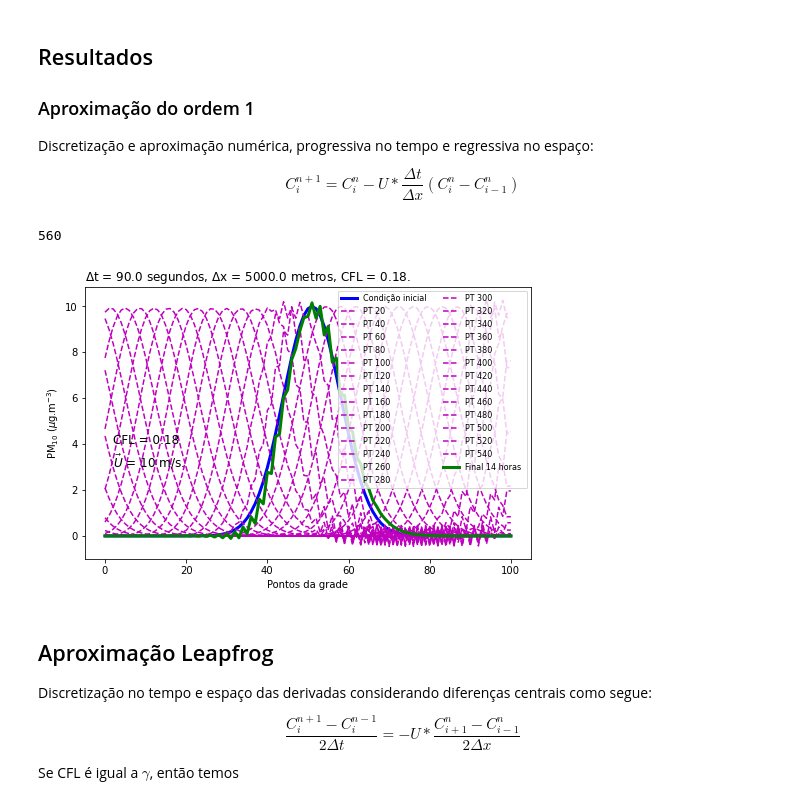
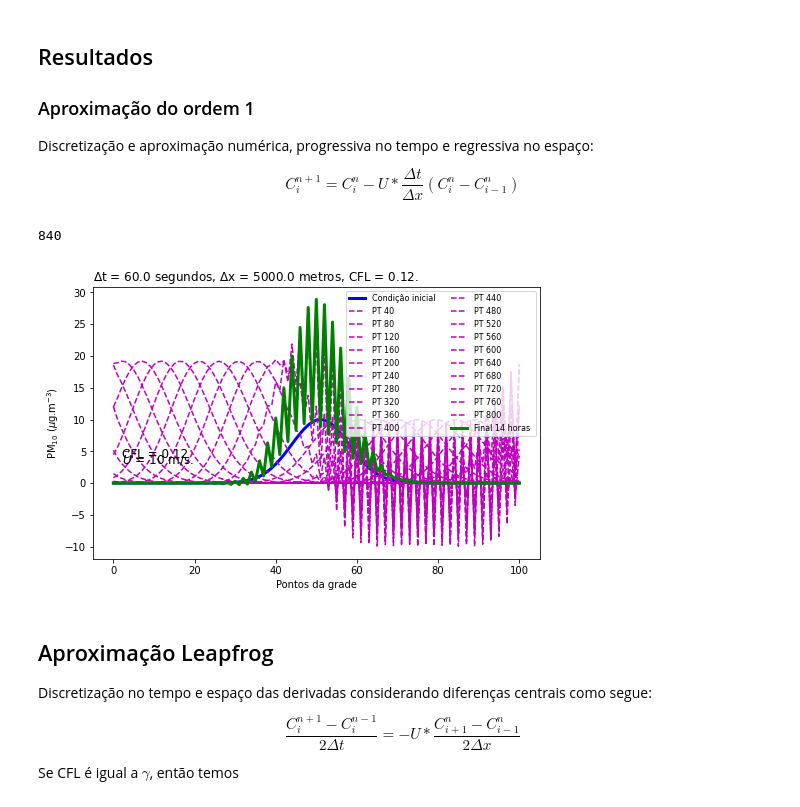
Before and after one commit to adelgadop/Modelagem, a Jupyter notebook: Exercicio_1/Advection.ipynb, the cells around one changed output. Drawn from its saved outputs; the diff is of its cells as text; code cells hidden in the pictures.

```diff
--- a/Exercicio_1/Advection.ipynb
+++ b/Exercicio_1/Advection.ipynb
@@ -31,38 +31,38 @@ $$
 # %%
 import numpy as np
 import matplotlib.pyplot as plt
 import imageio.v2 as imageio
 import os
 from matplotlib import animation, rc
 from functions import *
 # Condições do exercício
 # ----------------------
 hora    = 14
 tempo   = hora*3600     # segundos
 Nx      = 101           # pontos de grade
-Nt      = int(hora*40)
+Nt      = int(hora*60)
 print(Nt)
 x, dx   = np.linspace(0, (Nx-1)*5000, Nx, retstep = True)
 t, dt   = np.linspace(0, tempo, Nt, retstep = True)
 U       = 10            # m/s
 CFL     = U*dt/dx       # Courant number  CFL = 1, dt = 500
 
 # Tipo de função, aproximação e contorno
 # --------------------------------------
 fun         =  "Gaussiana"          # Gaussiana, Retângulo
-aprox       =  "leapfrog"           # ordem1, ordem4, leapfrog, Matsuno
+aprox       =  "Crank"           # ordem1, ordem4, leapfrog, Matsuno, Crank
 cond_front  =  "periódica"          # fixa, periódica, radiacional
 ylabel      =  "PM$_{10}$ ($\mu$g.m$^{-3}$)"
-dP          =  20                  # Intervalo de passo de tempo
+dP          =  40                  # Intervalo de passo de tempo
 nr          =  10
 
 C_ref = sol_analytical(fun, x, U, Nx, Nt, nr, t)
 c = sol_num(aprox, cond_front, fun, CFL, nr, Nx, Nt, x, dx, U, t)
 plot_sol_num(c, fun, aprox, cond_front, ylabel, dP, hora, Nt, CFL, U, dx, dt)
 fig2gif(Nt, dP, dt, CFL, C_ref, c, ylabel, aprox, nr, cond_front, fun)
 # %% [output]
-560
+840
-[figure, old version]
+[figure, new version]
 # %% [markdown]
 ## Aproximação Leapfrog
 Discretização no tempo e espaço das derivadas considerando diferenças centrais como segue:
```
Also changed, not shown: parts of 3 cells of this notebook.
